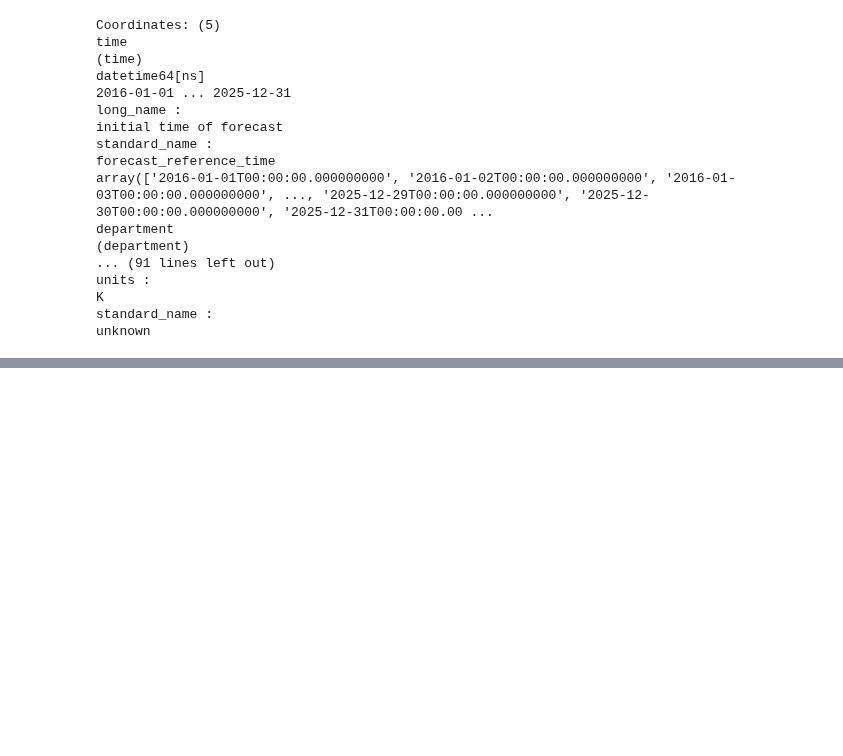
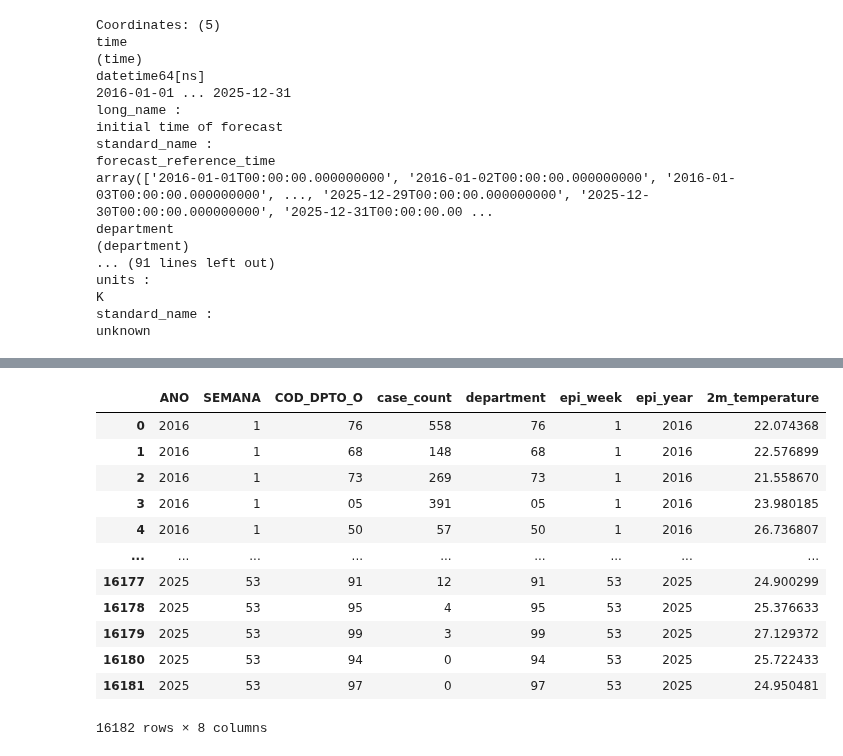
Before and after one commit to CarlosBlanco1/ColombiaDengueForecasting, a Jupyter notebook: notebooks/explore_dengue_cases.ipynb, the cells around one changed output, grey strips where cells are left out. Cells and saved outputs as stored; diff of their text form; code cells hidden in the pictures; blank space fills up the shorter version.

Commit message:
Temp added

```diff
--- a/notebooks/explore_dengue_cases.ipynb
+++ b/notebooks/explore_dengue_cases.ipynb
@@ -575,0 +681,7 @@ def epi_calendar(start, end):
+# %%
+weekly_cases_complete_df = weekly_cases_complete_df[~weekly_cases_complete_df['COD_DPTO_O'].isin([88])]
+# %%
+weekly_cases_complete_df['COD_DPTO_O'] = weekly_cases_complete_df['COD_DPTO_O'].astype(str).str.zfill(2)
+# %%
+weekly_temp_by_department_df = weekly_temp_by_department.to_dataframe().reset_index()
+weekly_temp_by_department_df
@@ -575,0 +702,6 @@ def epi_calendar(start, end):
+# %%
+weekly_temp_by_department_df = weekly_temp_by_department_df[weekly_temp_by_department_df['2m_temperature'].notnull() &
+                                                            ~weekly_temp_by_department_df['department'].str.contains('11') &
+                                                            ~weekly_temp_by_department_df['epi_year'].isin([2015])]
+weekly_temp_by_department_df = weekly_temp_by_department_df.drop(['step','number','surface'], axis=1)
+weekly_temp_by_department_df
@@ -575,0 +750,20 @@ def epi_calendar(start, end):
+# %%
+weekly_temp_cases_by_department_df = weekly_cases_complete_df.merge(weekly_temp_by_department_df,
+                                                                    how='left',
+                                                                    left_on=['ANO','SEMANA','COD_DPTO_O'],
+                                                                    right_on=['epi_year', 'epi_week', 'department'])
+weekly_temp_cases_by_department_df
+# %% [output]
+|  | ANO | SEMANA | COD_DPTO_O | case_count | department | epi_week | epi_year | 2m_temperature |
+| 0 | 2016 | 1 | 76 | 558 | 76 | 1 | 2016 | 22.074368 |
+| 1 | 2016 | 1 | 68 | 148 | 68 | 1 | 2016 | 22.576899 |
+| 2 | 2016 | 1 | 73 | 269 | 73 | 1 | 2016 | 21.558670 |
+| 3 | 2016 | 1 | 05 | 391 | 05 | 1 | 2016 | 23.980185 |
+| 4 | 2016 | 1 | 50 | 57 | 50 | 1 | 2016 | 26.736807 |
+| ... | ... | ... | ... | ... | ... | ... | ... | ... |
+| 16177 | 2025 | 53 | 91 | 12 | 91 | 53 | 2025 | 24.900299 |
+| 16178 | 2025 | 53 | 95 | 4 | 95 | 53 | 2025 | 25.376633 |
+| 16179 | 2025 | 53 | 99 | 3 | 99 | 53 | 2025 | 27.129372 |
+| 16180 | 2025 | 53 | 94 | 0 | 94 | 53 | 2025 | 25.722433 |
+| 16181 | 2025 | 53 | 97 | 0 | 97 | 53 | 2025 | 24.950481 |
+16182 rows × 8 columns
```
Also changed, not shown: parts of 14 cells of this notebook.
